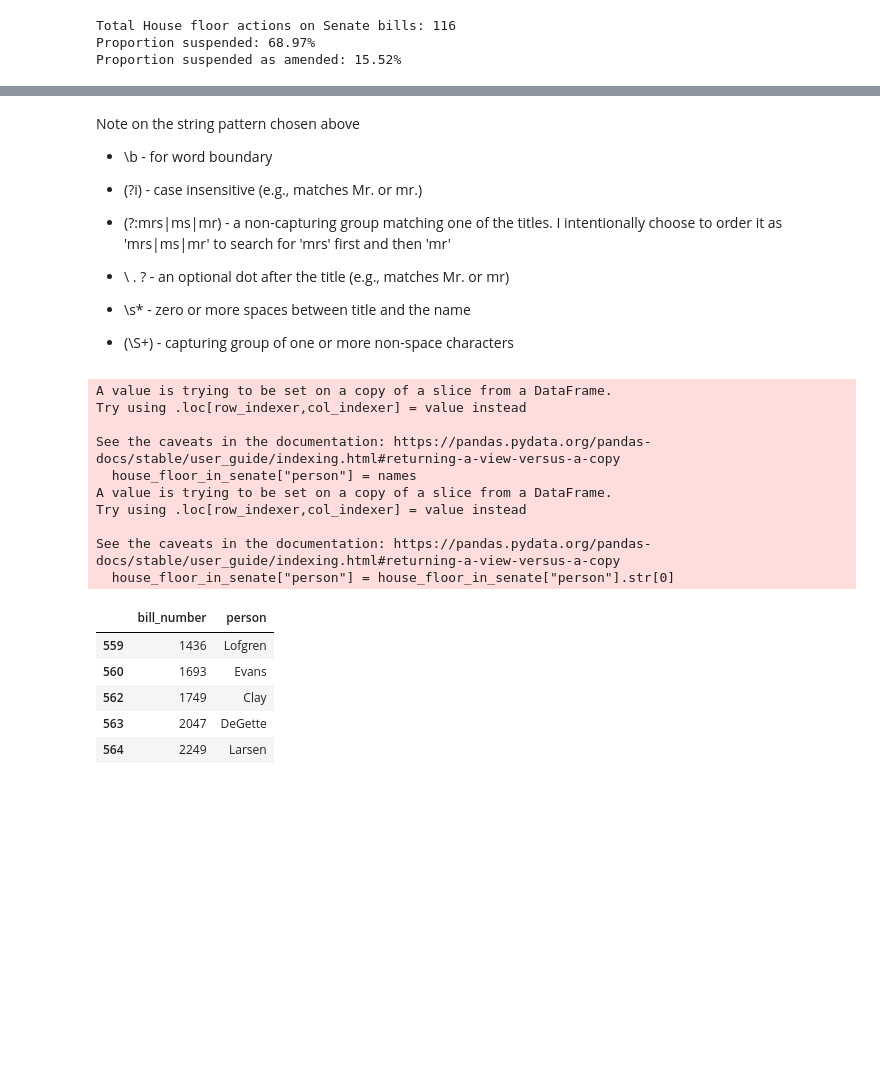
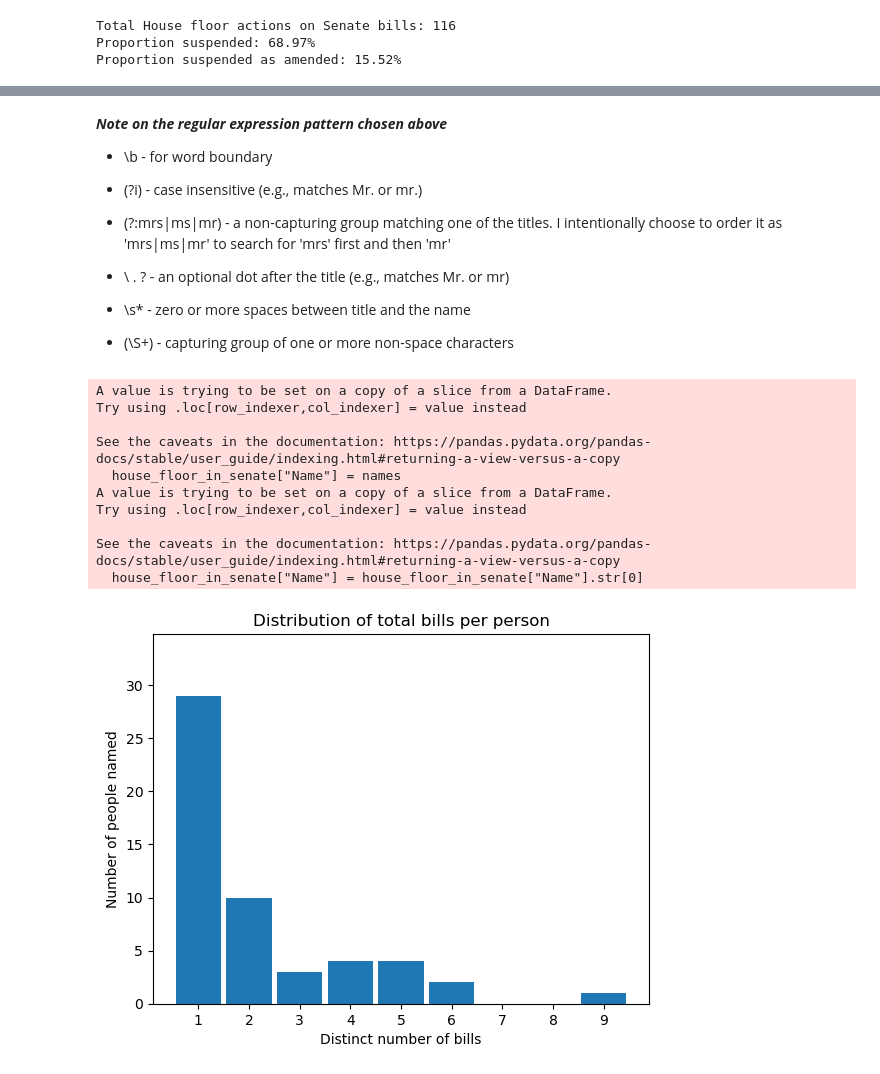
Before and after one commit to tanyajagdishemory/datasci530fall2025, a Jupyter notebook: Assignments/Assignment 4.ipynb, the cells around one changed output, grey strips where cells are left out. Cells and saved outputs as stored; diff of their text form; code cells hidden in the pictures; blank space fills up the shorter version.

```diff
--- a/Assignments/Assignment 4.ipynb
+++ b/Assignments/Assignment 4.ipynb
@@ -160,7 +164,7 @@ tests = [
 
 #pd.Series(tests).str.findall(pattern)
 # %% [markdown]
-Note on the string pattern chosen above
+<i> <b> Note on the regular expression pattern chosen above </i> </b>
 
 * \b - for word boundary
 
@@ -178,30 +182,48 @@ Note on the string pattern chosen above
 names = house_floor_in_senate["action"].str.findall(pattern)
 
 #add names column to dataset
-house_floor_in_senate["person"] = names
+house_floor_in_senate["Name"] = names
 
 #convert list of names to string of names
-house_floor_in_senate["person"] = house_floor_in_senate["person"].str[0]
+house_floor_in_senate["Name"] = house_floor_in_senate["Name"].str[0]
 
 #remove rows with no person and keep only person, bill_number column
-bill_person_pair = house_floor_in_senate.dropna(subset = ["person"])[["bill_number", "person"]]
+bill_person_pair = house_floor_in_senate.dropna(subset = ["Name"])[["bill_number", "Name"]]
 
 #house_floor_in_senate.head()
 #bill_person_pair.head()
+
+#count bill per person
+bills_per_person = (
+    bill_person_pair
+    .groupby("Name")["bill_number"] #groups results by person
+    .nunique() #counts num unique bills
+    .reset_index(name = "Number of bills") #renames col
+    .sort_values("Number of bills", ascending=False)
+)
+
+#bills_per_person.style
 # %% [output]
 A value is trying to be set on a copy of a slice from a DataFrame.
 Try using .loc[row_indexer,col_indexer] = value instead
 
 See the caveats in the documentation: https://pandas.pydata.org/pandas-docs/stable/user_guide/indexing.html#returning-a-view-versus-a-copy
-  house_floor_in_senate["person"] = names
+  house_floor_in_senate["Name"] = names
 A value is trying to be set on a copy of a slice from a DataFrame.
 Try using .loc[row_indexer,col_indexer] = value instead
 
 See the caveats in the documentation: https://pandas.pydata.org/pandas-docs/stable/user_guide/indexing.html#returning-a-view-versus-a-copy
-  house_floor_in_senate["person"] = house_floor_in_senate["person"].str[0]
+  house_floor_in_senate["Name"] = house_floor_in_senate["Name"].str[0]
-|  | bill_number | person |
-| 559 | 1436 | Lofgren |
-| 560 | 1693 | Evans |
-| 562 | 1749 | Clay |
-| 563 | 2047 | DeGette |
-| 564 | 2249 | Larsen |
+# %%
+max = bills_per_person["Number of bills"].max()
+
+
+plt.hist(bills_per_person["Number of bills"], bins=range(1, max+2), align="left", rwidth=0.9)
+plt.xticks(range(1, max+1))
+plt.xlabel("Distinct number of bills")
+plt.ylabel("Number of people named")
+plt.title("Distribution of total bills per person")
+plt.margins(y=0.2)
+plt.show()
+# %% [output]
+[figure, added]
```
Also changed, not shown: parts of 26 cells of this notebook, 3 other files.
